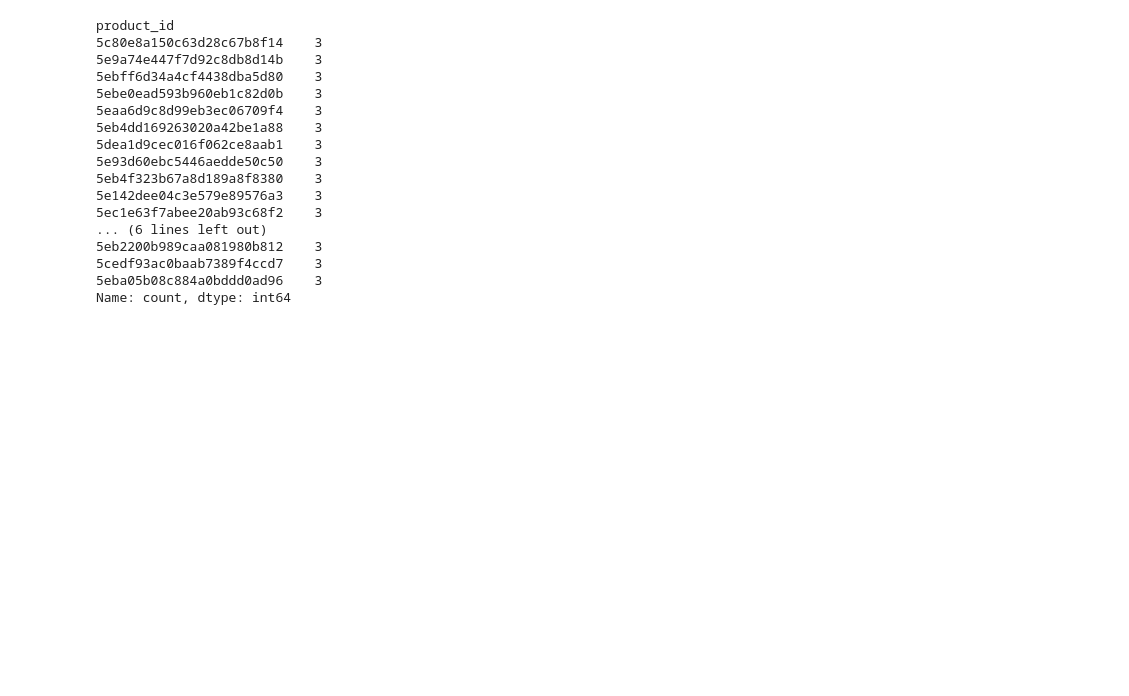
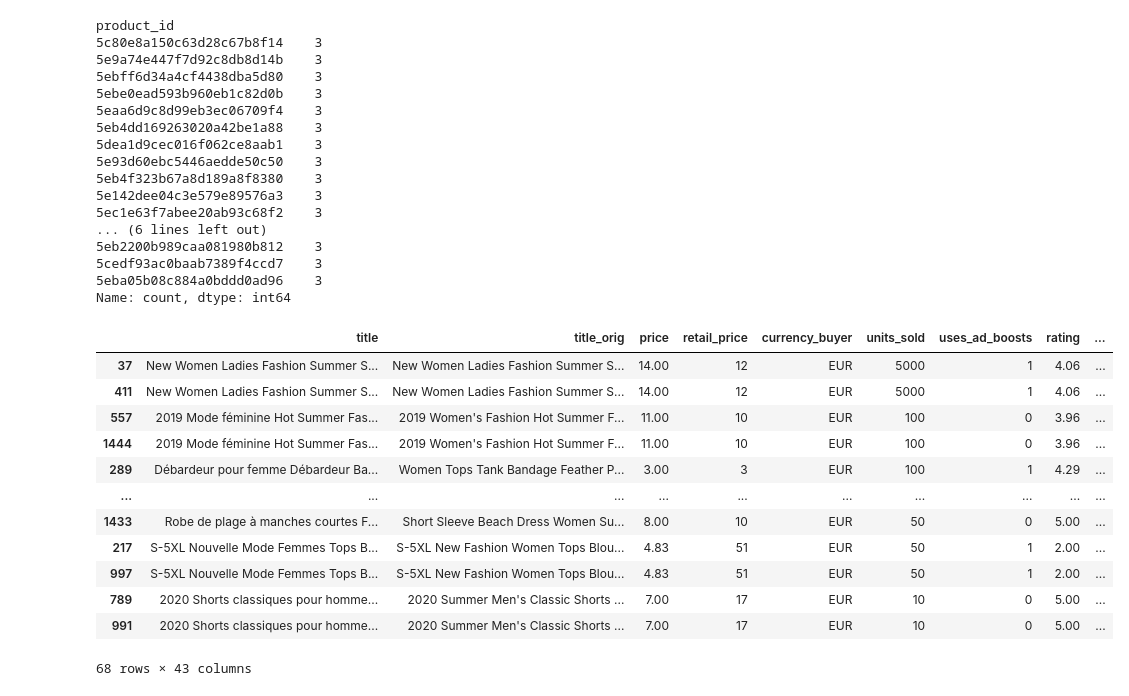
Before and after one commit to kaizen-jay/Retail-Sales-Analytics, a Jupyter notebook: notebooks/summer_product_analysis.ipynb, the cells around one changed output. Cells and saved outputs as stored; diff of their text form; code cells hidden in the pictures; blank space fills up the shorter version.

```diff
--- a/notebooks/summer_product_analysis.ipynb
+++ b/notebooks/summer_product_analysis.ipynb
@@ -576,3 +576,22 @@ product_id
 Name: count, dtype: int64
 # %%
 # 3.12 INVESTIGATE THE 34 EXACT DUPLICATES
+exact_duplicates = df[df.duplicated(keep=False)]
+
+exact_duplicates.sort_values(
+    by="product_id"
+)
+# %% [output]
+|  | title | title_orig | price | retail_price | currency_buyer | units_sold | uses_ad_boosts | rating | ... |
+| 37 | New Women Ladies Fashion Summer S... | New Women Ladies Fashion Summer S... | 14.00 | 12 | EUR | 5000 | 1 | 4.06 | ... |
+| 411 | New Women Ladies Fashion Summer S... | New Women Ladies Fashion Summer S... | 14.00 | 12 | EUR | 5000 | 1 | 4.06 | ... |
+| 557 | 2019 Mode féminine Hot Summer Fas... | 2019 Women's Fashion Hot Summer F... | 11.00 | 10 | EUR | 100 | 0 | 3.96 | ... |
+| 1444 | 2019 Mode féminine Hot Summer Fas... | 2019 Women's Fashion Hot Summer F... | 11.00 | 10 | EUR | 100 | 0 | 3.96 | ... |
+| 289 | Débardeur pour femme Débardeur Ba... | Women Tops Tank Bandage Feather P... | 3.00 | 3 | EUR | 100 | 1 | 4.29 | ... |
+| ... | ... | ... | ... | ... | ... | ... | ... | ... | ... |
+| 1433 | Robe de plage à manches courtes F... | Short Sleeve Beach Dress Women Su... | 8.00 | 10 | EUR | 50 | 0 | 5.00 | ... |
+| 217 | S-5XL Nouvelle Mode Femmes Tops B... | S-5XL New Fashion Women Tops Blou... | 4.83 | 51 | EUR | 50 | 1 | 2.00 | ... |
+| 997 | S-5XL Nouvelle Mode Femmes Tops B... | S-5XL New Fashion Women Tops Blou... | 4.83 | 51 | EUR | 50 | 1 | 2.00 | ... |
+| 789 | 2020 Shorts classiques pour homme... | 2020 Summer Men's Classic Shorts ... | 7.00 | 17 | EUR | 10 | 0 | 5.00 | ... |
+| 991 | 2020 Shorts classiques pour homme... | 2020 Summer Men's Classic Shorts ... | 7.00 | 17 | EUR | 10 | 0 | 5.00 | ... |
+68 rows × 43 columns
```
Also changed, not shown: parts of 2 cells of this notebook.
